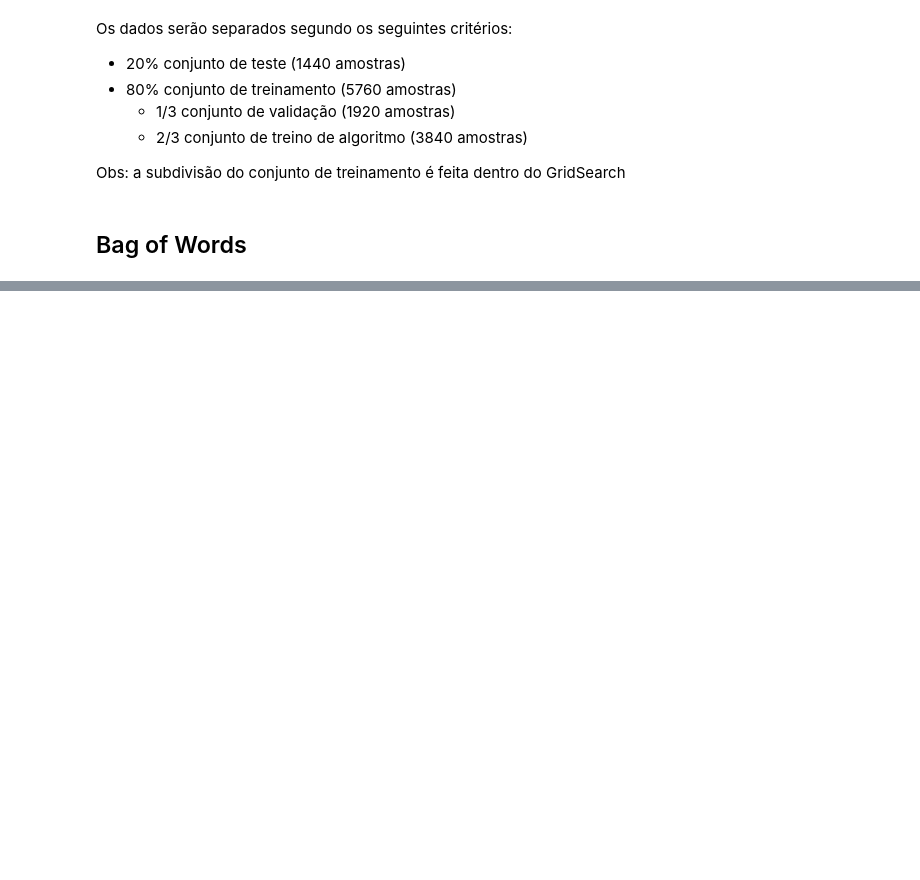
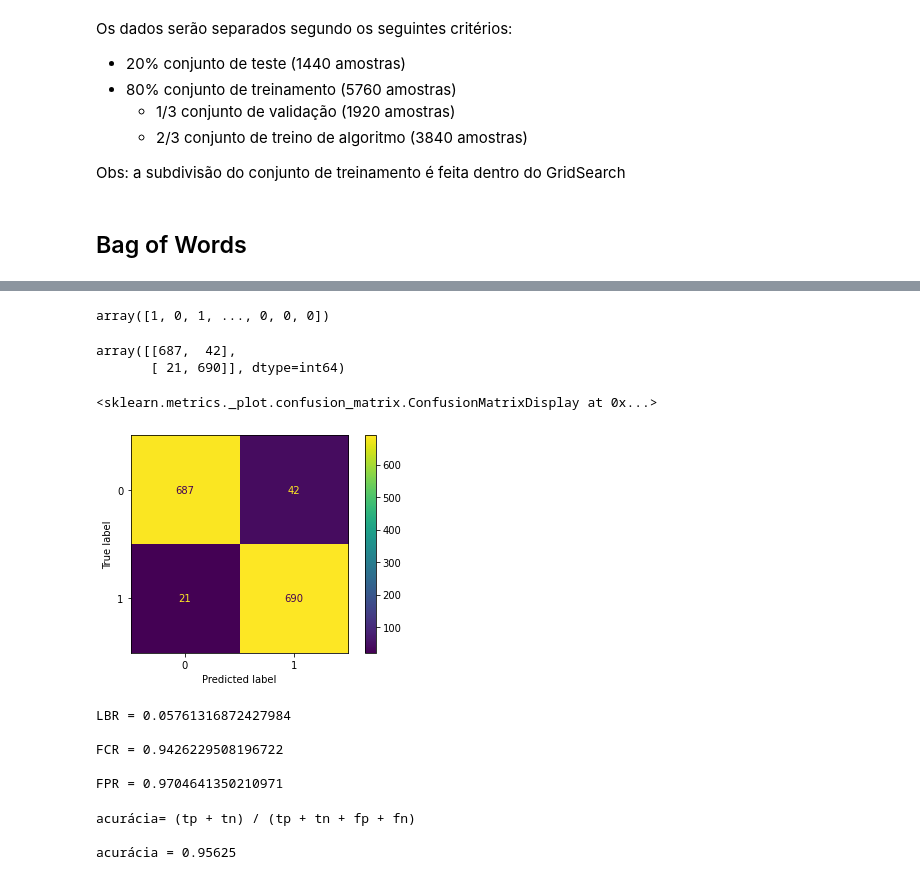
Before and after one commit to danielgs-research/svm-fakenews, a Jupyter notebook: BagOfWords.ipynb, the cells around one changed output, grey strips where cells are left out. Saved outputs shown, nothing was run; the diff lists cells and outputs as text; code cells hidden in the pictures; blank space fills up the shorter version.

Commit message:
resultados finais

```diff
--- a/BagOfWords.ipynb
+++ b/BagOfWords.ipynb
@@ -245,5 +41,0 @@ stemmer = nltk.stem.RSLPStemmer()
-# %%
-analyzer = CountVectorizer().build_analyzer()
-
-def stemmed_words(doc):
-    return (stemmer.stem(w) for w in analyzer(doc))
@@ -343,0 +242,23 @@ ValueError: Invalid parameter C for estimator Pipeline(steps=[('Bow', TfidfVecto
+# %%
+i = 6
+
+print('\n***************************\n')
+print(f'Treinando modelo {i}...\n')
+
+steps = [(transform_name3, Tfid3), ('SVM', SVC())]
+pipeline = Pipeline(steps)
+
+grid = GridSearchCV(pipeline, param_grid=param_grid3, cv=3, scoring=scoring, refit='f1', verbose=2)
+grid.fit(X_train, y_train)
+
+print(f'\nModelo {i} treinado!\n')
+
+print('Melhor estimador:\n')
+print(grid.best_estimator_)
+
+print('Salvando resultados... ', end='')
+
+grid_results = pd.DataFrame.from_dict(grid.cv_results_)
+grid_results.to_pickle(f'./Resultados/grid_{i}_results.pkl')
+
+print('OK \n')
@@ -343,0 +329,15 @@ ValueError: Invalid parameter C for estimator Pipeline(steps=[('Bow', TfidfVecto
+# %%
+Tfid_chosen = TfidfVectorizer(lowercase  = False,
+                              analyzer   = 'word',
+                              stop_words = stopwords,
+                              max_features = None)
+
+model_chosen = SVC(kernel='poly',
+                   C=1e-1,
+                   gamma=1e-2,
+                   degree=3,
+                   coef0=1e1)
+# %%
+steps = [('Bow_stopwords', Tfid_chosen), ('SVM_poly', model_chosen)]
+pipeline = Pipeline(steps)
+pipeline.fit(X_train,y_train)
@@ -343,0 +357,36 @@ ValueError: Invalid parameter C for estimator Pipeline(steps=[('Bow', TfidfVecto
+# %%
+y_pred
+# %% [output]
+array([1, 0, 1, ..., 0, 0, 0])
+# %%
+confusion_matrix(y_test, y_pred)
+# %% [output]
+array([[687,  42],
+       [ 21, 690]], dtype=int64)
+# %%
+plot_confusion_matrix(pipeline, X_test, y_test)
+# %% [output]
+<sklearn.metrics._plot.confusion_matrix.ConfusionMatrixDisplay at 0x...>
+[figure, added]
+# %%
+LBR = 42/(687+42)       # proporção de noticias verdadeiras classificadas como falsas (falsos positivos)
+print(f'\nLBR = {LBR}')
+
+FCR = 690/(690+42)      # proporção de notícias falsas classificadas como falsas (recall)
+print(f'\nFCR = {FCR}')
+
+FPR = 690/(690+21)      # proporção de notícias falsas...
+print(f'\nFPR = {FPR}')
+# %% [output]
+LBR = 0.05761316872427984
+
+FCR = 0.9426229508196722
+
+FPR = 0.9704641350210971
+# %%
+print('\nacurácia= (tp + tn) / (tp + tn + fp + fn)')
+print('\nacurácia = {}\n'.format(accuracy_score(y_test, y_pred)))
+# %% [output]
+acurácia= (tp + tn) / (tp + tn + fp + fn)
+
+acurácia = 0.95625
```
Also changed, not shown: parts of 75 cells of this notebook, 1 other file.
